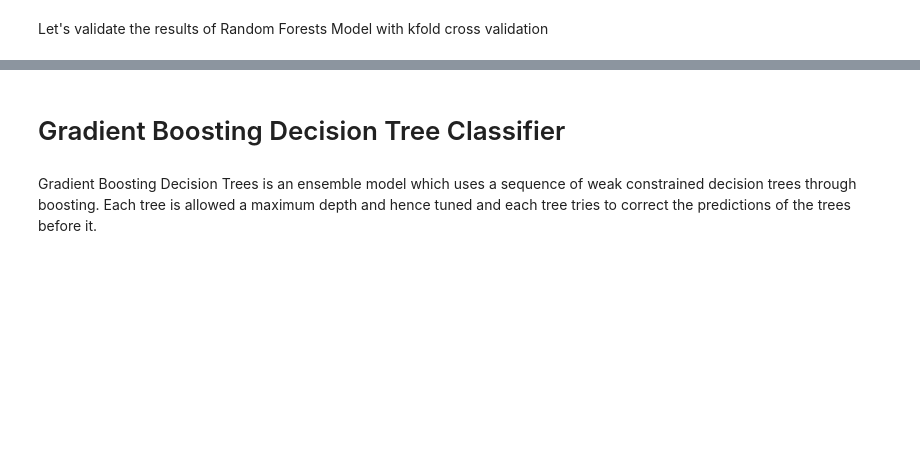
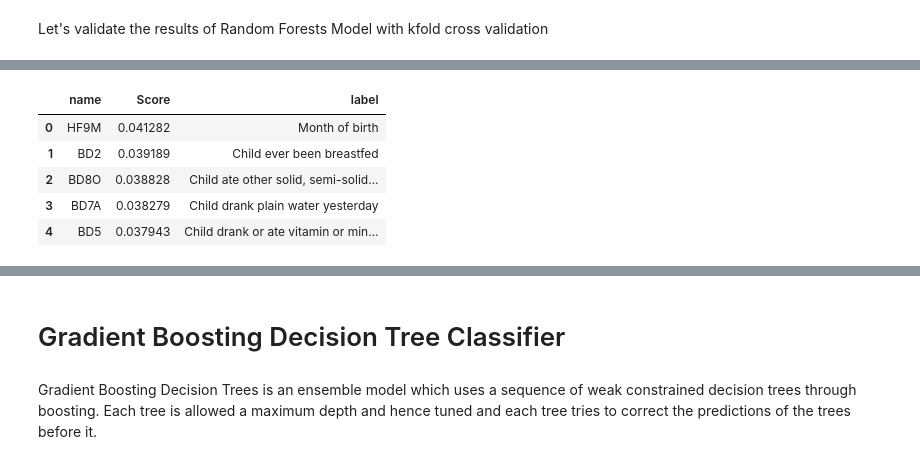
Before and after one commit to snehavcs/UNICEF---Analysis-and-Visualization-of-Immunization-Data, a Jupyter notebook: Predictors for having immunization card using machine learning_Pak_Downsampled.ipynb, the cells around one changed output, grey strips where cells are left out. Saved outputs shown, nothing was run; the diff lists cells and outputs as text; code cells hidden in the pictures; blank space fills up the shorter version.

```diff
--- a/Predictors for having immunization card using machine learning_Pak_Downsampled.ipynb
+++ b/Predictors for having immunization card using machine learning_Pak_Downsampled.ipynb
@@ -421,0 +393,4 @@ x_pos = np.arange(len(people))
+# %%
+# Read the Labels File into a df
+labels_df = pd.read_csv('label_pak.csv',low_memory=False)
+labels_df.head()
@@ -421,0 +404,4 @@ x_pos = np.arange(len(people))
+# %%
+# Create a df with just the top 30 features
+features_df = pd.DataFrame(feature_imp_data[0:30], columns=['name','Score'])
+features_df.head()
@@ -422,3 +415,15 @@ x_pos = np.arange(len(people))
+# %%
+# Merge the feature file with the label file so that it can be used with an external dashboard
+final_df = pd.merge(features_df,labels_df[['name','label']],on='name', how='left')
+final_df.to_csv("Features_RF.csv", encoding='utf-8', index=False)
+final_df.head()
+# %% [output]
+|  | name | Score | label |
+| 0 | HF9M | 0.041282 | Month of birth |
+| 1 | BD2 | 0.039189 | Child ever been breastfed |
+| 2 | BD8O | 0.038828 | Child ate other solid, semi-solid... |
+| 3 | BD7A | 0.038279 | Child drank plain water yesterday |
+| 4 | BD5 | 0.037943 | Child drank or ate vitamin or min... |
 # %%
 # calculate slope and intercept for the linear trend line
 slope, intercept = np.polyfit(x_pos, score, 1)
```
Also changed, not shown: parts of 14 cells of this notebook, 6 other files.
